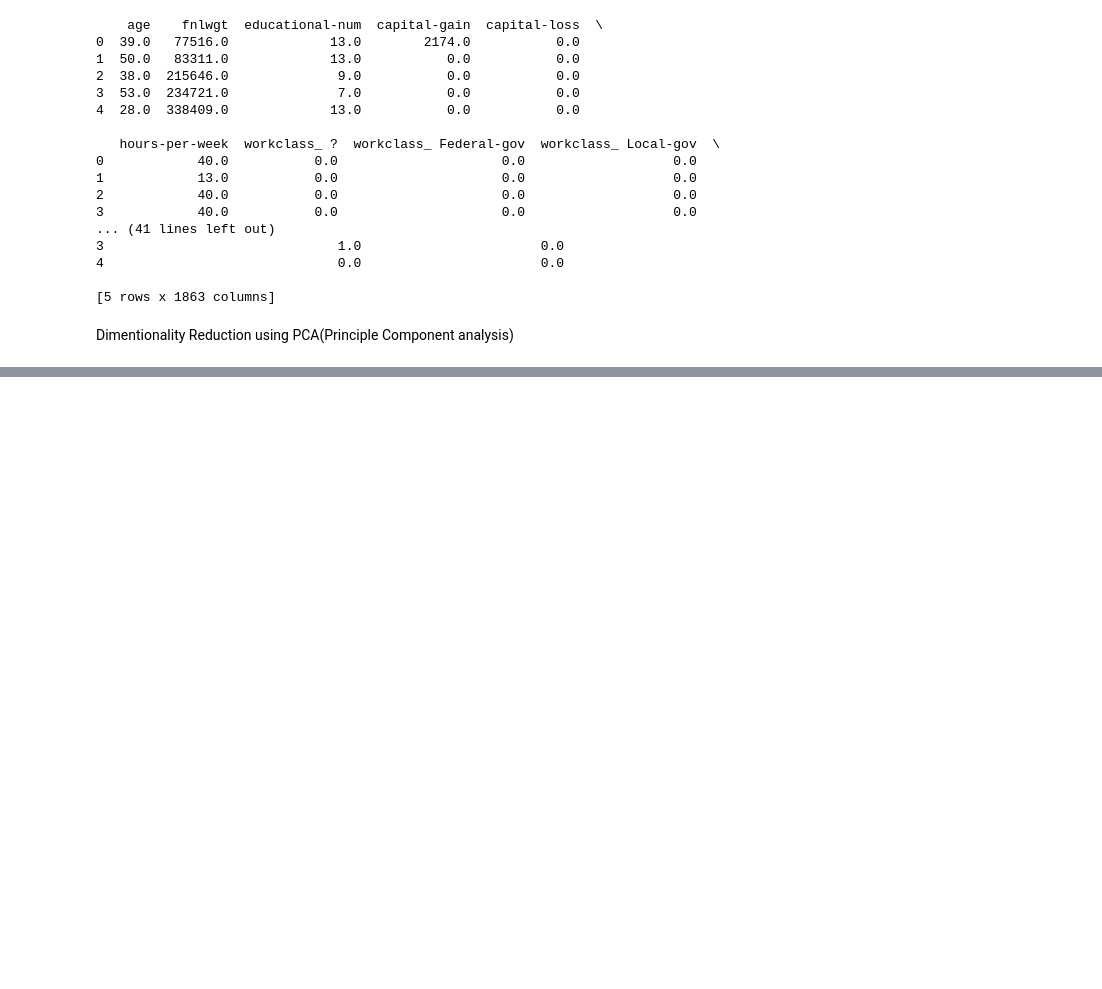
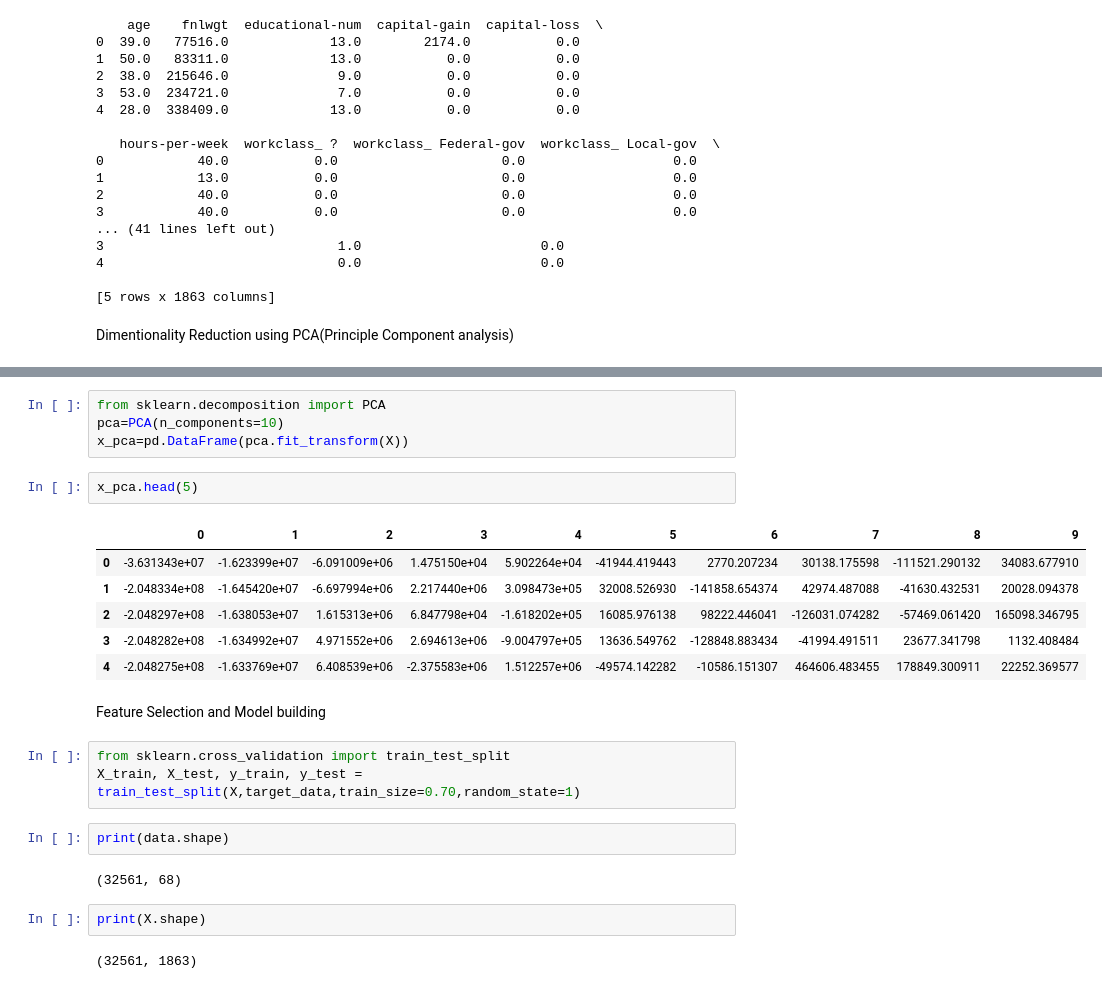
Before and after one commit to mukeshecemgr/Machine-Learning, a Jupyter notebook: ClassificationData/Salary-Data/Salary-Prediction-with-data-preprocessing-technique.ipynb, the cells around one changed output, grey strips where cells are left out. Saved outputs shown, nothing was run; the diff lists cells and outputs as text; blank space fills up the shorter version.

```diff
--- a/ClassificationData/Salary-Data/Salary-Prediction-with-data-preprocessing-technique.ipynb
+++ b/ClassificationData/Salary-Data/Salary-Prediction-with-data-preprocessing-technique.ipynb
@@ -255,0 +253,26 @@ TypeError: count() takes exactly one argument (0 given)
+# %%
+from sklearn.decomposition import PCA
+pca=PCA(n_components=10)
+x_pca=pd.DataFrame(pca.fit_transform(X))
+# %%
+x_pca.head(5)
+# %% [output]
+|  | 0 | 1 | 2 | 3 | 4 | 5 | 6 | 7 | 8 | 9 |
+| 0 | -3.631343e+07 | -1.623399e+07 | -6.091009e+06 | 1.475150e+04 | 5.902264e+04 | -41944.419443 | 2770.207234 | 30138.175598 | -111521.290132 | 34083.677910 |
+| 1 | -2.048334e+08 | -1.645420e+07 | -6.697994e+06 | 2.217440e+06 | 3.098473e+05 | 32008.526930 | -141858.654374 | 42974.487088 | -41630.432531 | 20028.094378 |
+| 2 | -2.048297e+08 | -1.638053e+07 | 1.615313e+06 | 6.847798e+04 | -1.618202e+05 | 16085.976138 | 98222.446041 | -126031.074282 | -57469.061420 | 165098.346795 |
+| 3 | -2.048282e+08 | -1.634992e+07 | 4.971552e+06 | 2.694613e+06 | -9.004797e+05 | 13636.549762 | -128848.883434 | -41994.491511 | 23677.341798 | 1132.408484 |
+| 4 | -2.048275e+08 | -1.633769e+07 | 6.408539e+06 | -2.375583e+06 | 1.512257e+06 | -49574.142282 | -10586.151307 | 464606.483455 | 178849.300911 | 22252.369577 |
+# %% [markdown]
+Feature Selection and Model building
+# %%
+from sklearn.cross_validation import train_test_split
+X_train, X_test, y_train, y_test = train_test_split(X,target_data,train_size=0.70,random_state=1)
+# %%
+print(data.shape)
+# %% [output]
+(32561, 68)
+# %%
+print(X.shape)
+# %% [output]
+(32561, 1863)
```
Also changed, not shown: parts of 5 cells of this notebook.
